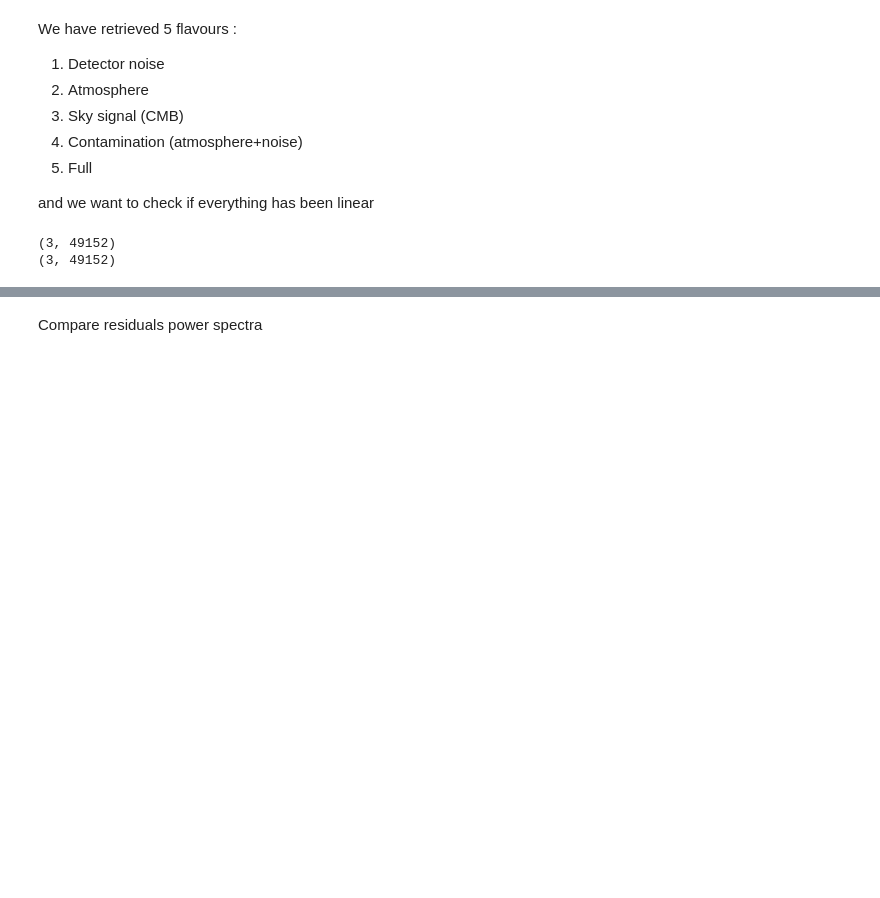
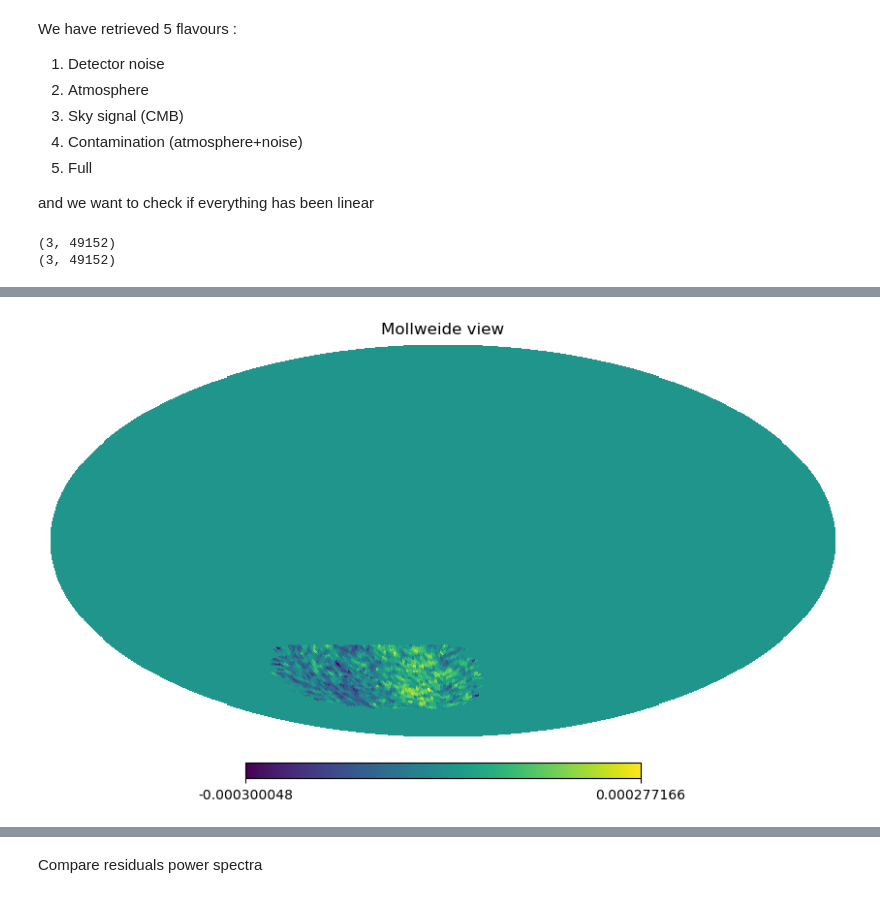
Before and after one commit to julientang/M2-internship, a Jupyter notebook: notebook/Observation_102.ipynb, the cells around one changed output, grey strips where cells are left out. Cells and saved outputs as stored; diff of their text form; code cells hidden in the pictures; blank space fills up the shorter version.

```diff
--- a/notebook/Observation_102.ipynb
+++ b/notebook/Observation_102.ipynb
@@ -131 +134,5 @@ Standard deviation is 2.898968438606426e-07
 [figure]
+# %%
+hp.mollview(maps_destriping['binmap_signal'][0],'Signal binned map (template substraction)')
+# %% [output]
+[figure, added]
```
Also changed, not shown: parts of 33 cells of this notebook, 1 other file.
